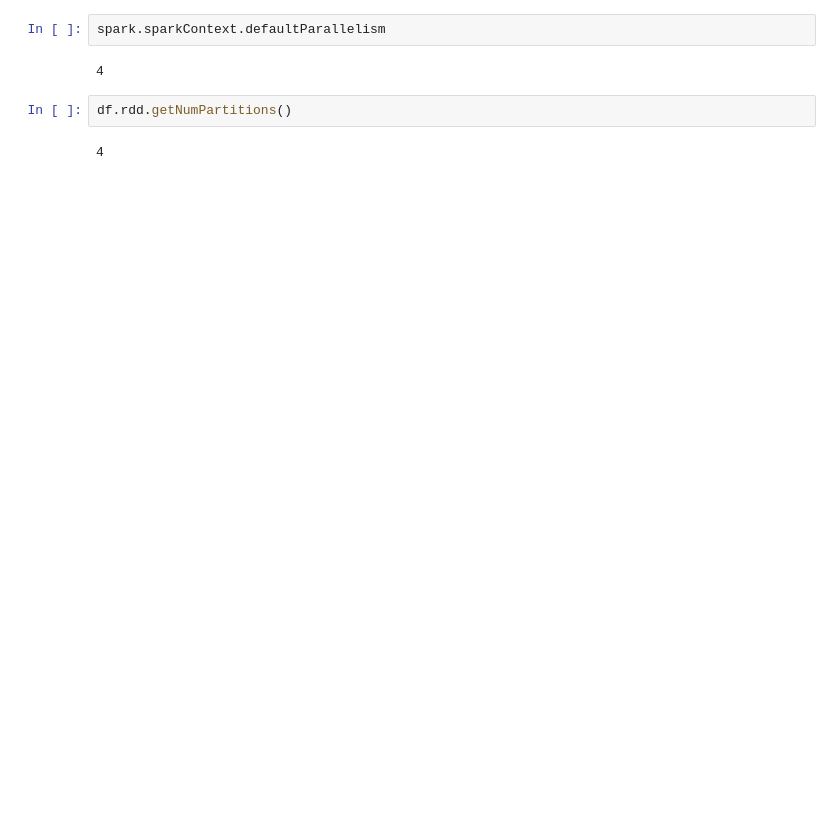
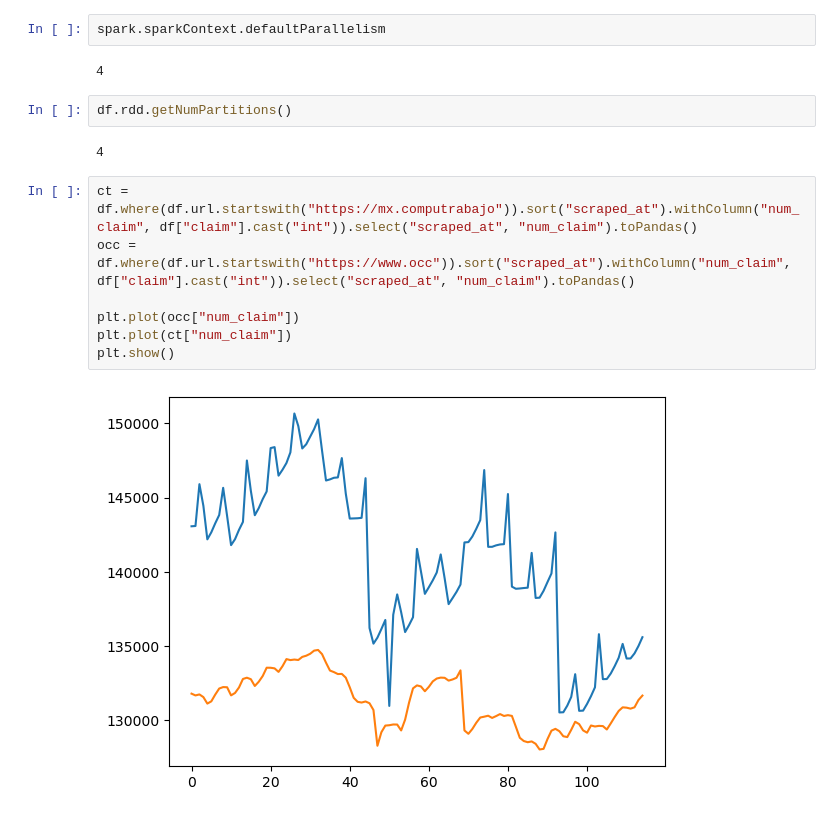
Before and after one commit to eduardofv/learn_spark, a Jupyter notebook: work-dir/claims.ipynb, the cells around one changed output. Saved outputs shown, nothing was run; the diff lists cells and outputs as text; blank space fills up the shorter version.

```diff
--- a/work-dir/claims.ipynb
+++ b/work-dir/claims.ipynb
@@ -82,3 +48,12 @@ spark.sparkContext.defaultParallelism
 df.rdd.getNumPartitions()
 # %% [output]
 4
+# %%
+ct = df.where(df.url.startswith("https://mx.computrabajo")).sort("scraped_at").withColumn("num_claim", df["claim"].cast("int")).select("scraped_at", "num_claim").toPandas()
+occ = df.where(df.url.startswith("https://www.occ")).sort("scraped_at").withColumn("num_claim", df["claim"].cast("int")).select("scraped_at", "num_claim").toPandas()
+
+plt.plot(occ["num_claim"])
+plt.plot(ct["num_claim"])
+plt.show()
+# %% [output]
+[figure, added]
```
Also changed, not shown: parts of 6 cells of this notebook, 1 other file.
